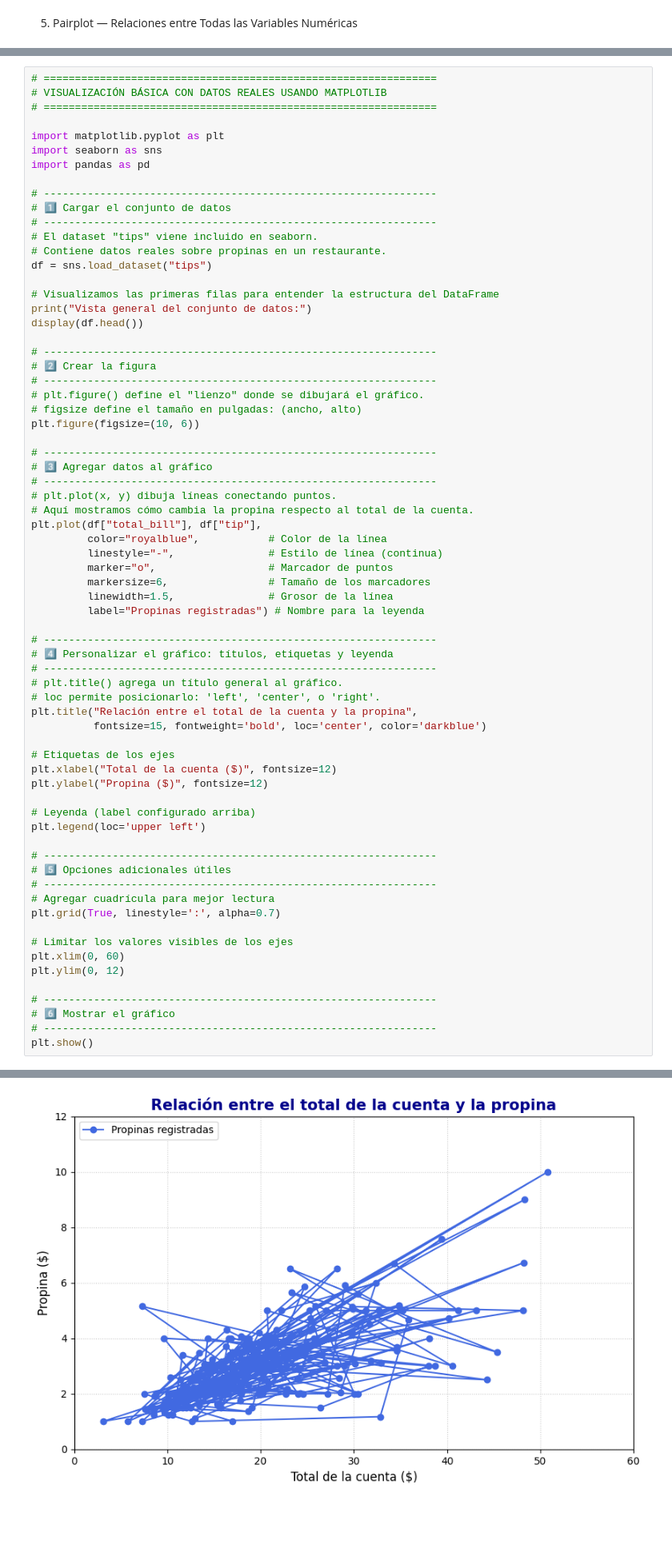
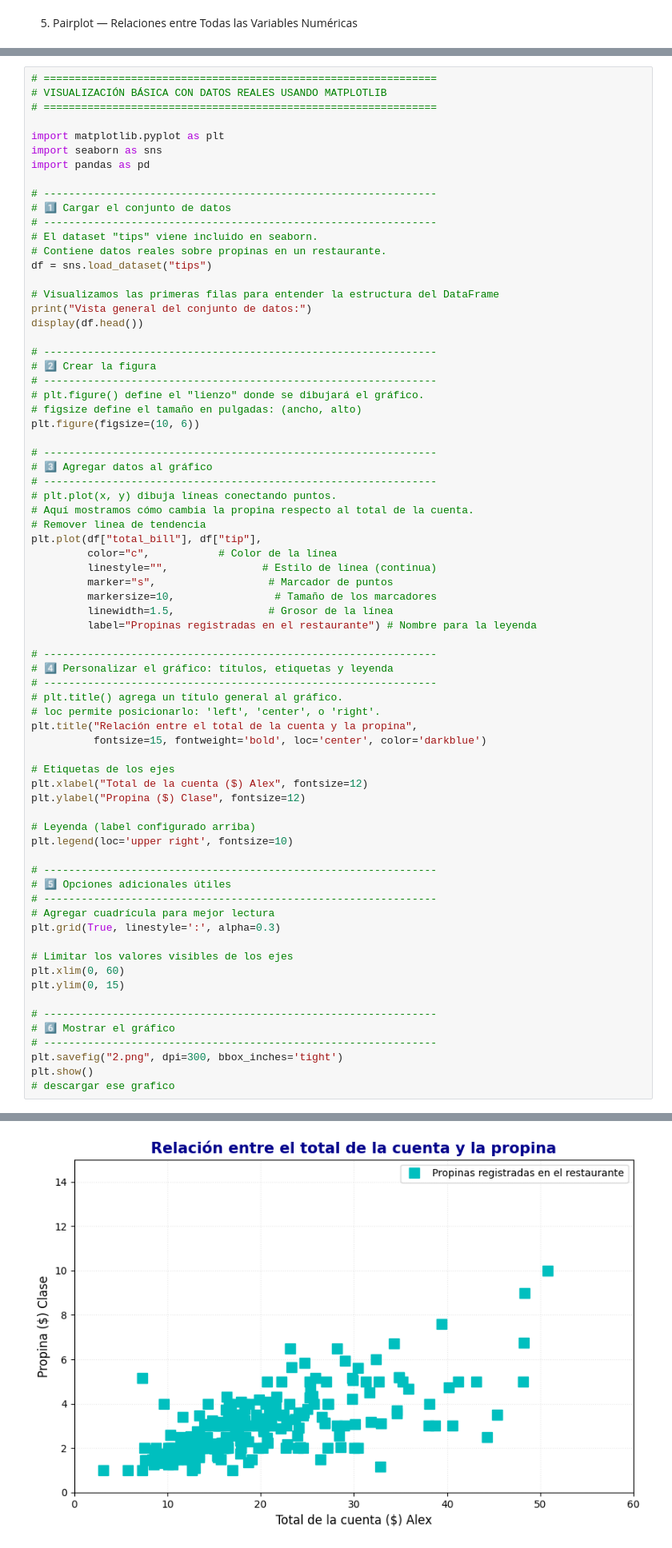
Before and after one commit to AlexEspinosa98/guayerd_class, a Jupyter notebook: clase_8/clase8.ipynb, the cells around one changed output, grey strips where cells are left out. Shown at 80% size. Drawn from its saved outputs; the diff is of its cells as text; blank space fills up the shorter version.

Commit message:
feat: add modify clase 8

```diff
--- a/clase_8/clase8.ipynb
+++ b/clase_8/clase8.ipynb
@@ -188,52 +188,55 @@ plt.figure(figsize=(10, 6))
 # ---------------------------------------------------------------
 # plt.plot(x, y) dibuja líneas conectando puntos.
 # Aquí mostramos cómo cambia la propina respecto al total de la cuenta.
+# Remover linea de tendencia
 plt.plot(df["total_bill"], df["tip"],
-         color="royalblue",           # Color de la línea
-         linestyle="-",               # Estilo de línea (continua)
-         marker="o",                  # Marcador de puntos
-         markersize=6,                # Tamaño de los marcadores
+         color="c",           # Color de la línea
+         linestyle="",               # Estilo de línea (continua)
+         marker="s",                  # Marcador de puntos
+         markersize=10,                # Tamaño de los marcadores
          linewidth=1.5,               # Grosor de la línea
-         label="Propinas registradas") # Nombre para la leyenda
+         label="Propinas registradas en el restaurante") # Nombre para la leyenda
 
 # ---------------------------------------------------------------
 # 4️⃣ Personalizar el gráfico: títulos, etiquetas y leyenda
 # ---------------------------------------------------------------
 # plt.title() agrega un título general al gráfico.
 # loc permite posicionarlo: 'left', 'center', o 'right'.
 plt.title("Relación entre el total de la cuenta y la propina",
           fontsize=15, fontweight='bold', loc='center', color='darkblue')
 
 # Etiquetas de los ejes
-plt.xlabel("Total de la cuenta ($)", fontsize=12)
-plt.ylabel("Propina ($)", fontsize=12)
+plt.xlabel("Total de la cuenta ($) Alex", fontsize=12)
+plt.ylabel("Propina ($) Clase", fontsize=12)
 
 # Leyenda (label configurado arriba)
-plt.legend(loc='upper left')
+plt.legend(loc='upper right', fontsize=10)
 
 # ---------------------------------------------------------------
 # 5️⃣ Opciones adicionales útiles
 # ---------------------------------------------------------------
 # Agregar cuadrícula para mejor lectura
-plt.grid(True, linestyle=':', alpha=0.7)
+plt.grid(True, linestyle=':', alpha=0.3)
 
 # Limitar los valores visibles de los ejes
 plt.xlim(0, 60)
-plt.ylim(0, 12)
+plt.ylim(0, 15)
 
 # ---------------------------------------------------------------
 # 6️⃣ Mostrar el gráfico
 # ---------------------------------------------------------------
+plt.savefig("2.png", dpi=300, bbox_inches='tight')
 plt.show()
+# descargar ese grafico
 # %% [output]
 Vista general del conjunto de datos:
 |  | total_bill | tip | sex | smoker | day | time | size |
 | 0 | 16.99 | 1.01 | Female | No | Sun | Dinner | 2 |
 | 1 | 10.34 | 1.66 | Male | No | Sun | Dinner | 3 |
 | 2 | 21.01 | 3.50 | Male | No | Sun | Dinner | 3 |
 | 3 | 23.68 | 3.31 | Male | No | Sun | Dinner | 2 |
 | 4 | 24.59 | 3.61 | Female | No | Sun | Dinner | 4 |
-[figure, old version]
+[figure, new version]
 # %%
 # ===============================================================
 # COMPARACIÓN DE PROMEDIOS POR DÍA DE LA SEMANA
```
Also changed, not shown: parts of 6 cells of this notebook.
